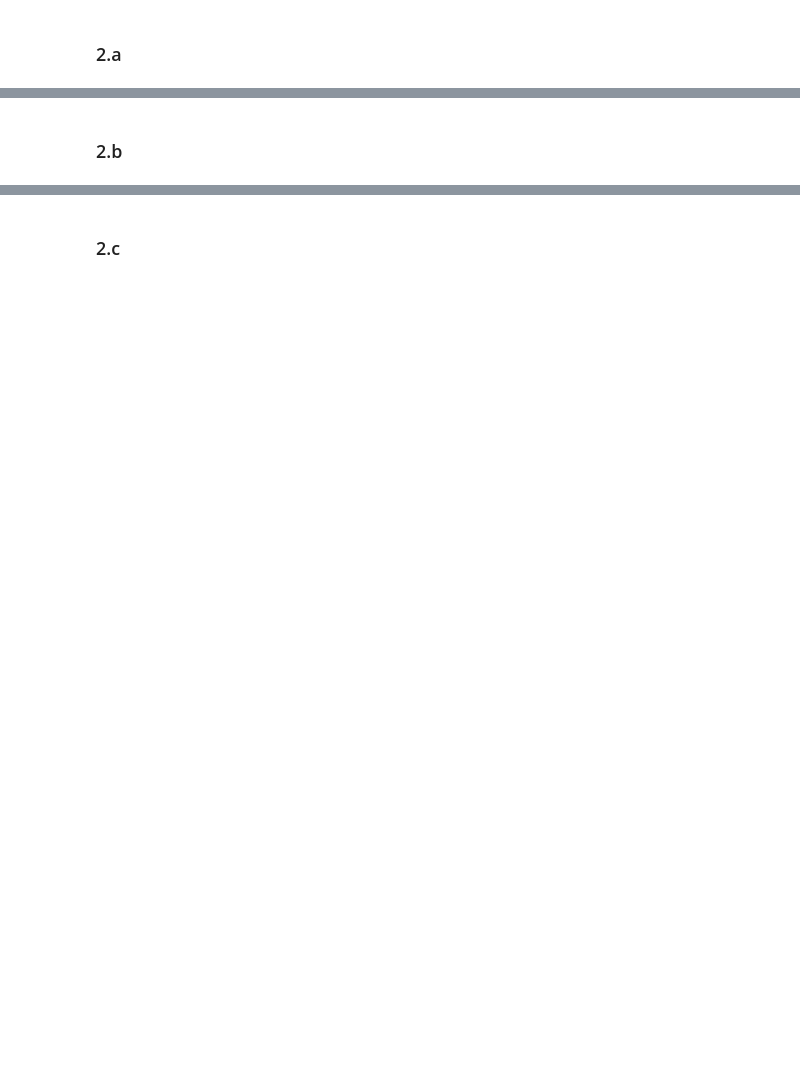
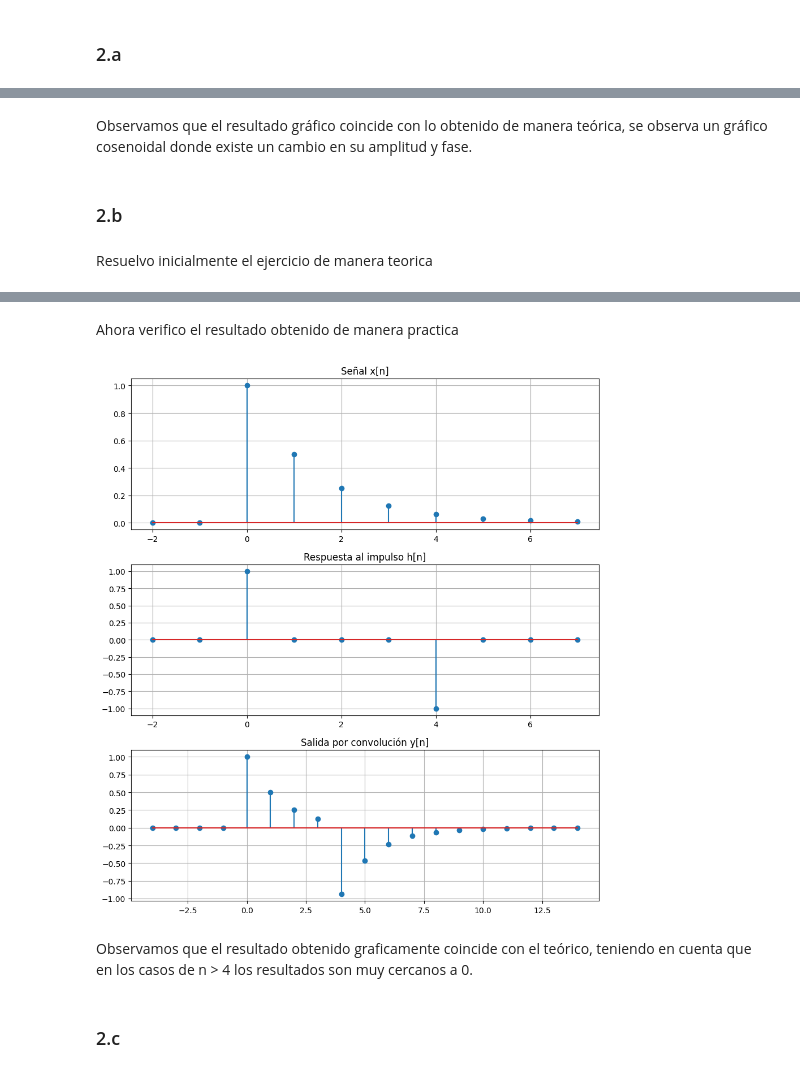
Before and after one commit to AlejoDAlesio/TS0, a Jupyter notebook: TS1.ipynb, the cells around one changed output, grey strips where cells are left out. Drawn from its saved outputs; the diff is of its cells as text; code cells hidden in the pictures; blank space fills up the shorter version.

```diff
--- a/TS1.ipynb
+++ b/TS1.ipynb
@@ -287,7 +378,83 @@ La energía en un pulso va a depender de su amplitud y del tiempo donde exista e
+# %% [markdown]
+Observamos que el resultado gráfico coincide con lo obtenido de manera teórica, se observa un gráfico cosenoidal donde existe un cambio en su amplitud y fase.
 # %% [markdown]
 ### 2.b
+# %% [markdown]
+Resuelvo inicialmente el ejercicio de manera teorica
 # %% [markdown]
 <img src="2.b.jpg" width="500">
+# %% [markdown]
+Ahora verifico el resultado obtenido de manera practica
+# %%
+import numpy as np
+import matplotlib.pyplot as plt
+
+# =========================
+# EJE DISCRETO
+# =========================
+n = np.arange(-2, 8)
+
+# =========================
+# FUNCIONES BÁSICAS
+# =========================
+def u(n):
+    return np.where(n >= 0, 1, 0)
+
+def delta(n):
+    return np.where(n == 0, 1, 0)
+
+# =========================
+# SEÑALES
+# =========================
+x = (1/2)**n * u(n)
+h = delta(n) - delta(n - 4)
+
+# =========================
+# CONVOLUCIÓN NUMÉRICA
+# =========================
+y = np.convolve(x, h)
+
+nx_start = n[0]
+nh_start = n[0]
+n_y = np.arange(nx_start + nh_start, nx_start + nh_start + len(y))
+
+# =========================
+# RESULTADO TEÓRICO (por casos, igual que en el papel)
+# =========================
+y_teo = np.zeros(len(n_y), dtype=float)
+
+for i, k in enumerate(n_y):
+    if k < 0:
+        y_teo[i] = 0
+    elif 0 <= k < 4:
+        y_teo[i] = (1/2)**k
+    else:  # k >= 4
+        y_teo[i] = (1/2)**k - (1/2)**(k - 4)
+
+# =========================
+# GRÁFICOS
+# =========================
+fig, axs = plt.subplots(3, 1, figsize=(9, 10))
+
+axs[0].stem(n, x)
+axs[0].set_title("Señal x[n]")
+axs[0].grid(True)
+
+axs[1].stem(n, h)
+axs[1].set_title("Respuesta al impulso h[n]")
+axs[1].grid(True)
+
+axs[2].stem(n_y, y)
+axs[2].set_title("Salida por convolución y[n]")
+axs[2].grid(True)
+
+
+plt.tight_layout()
+plt.show()
+# %% [output]
+[figure, added]
+# %% [markdown]
+Observamos que el resultado obtenido graficamente coincide con el teórico, teniendo en cuenta que en los casos de n > 4 los resultados son muy cercanos a 0.
 # %% [markdown]
 ### 2.c
 # %% [markdown]
```
Also changed, not shown: parts of 10 cells of this notebook.
